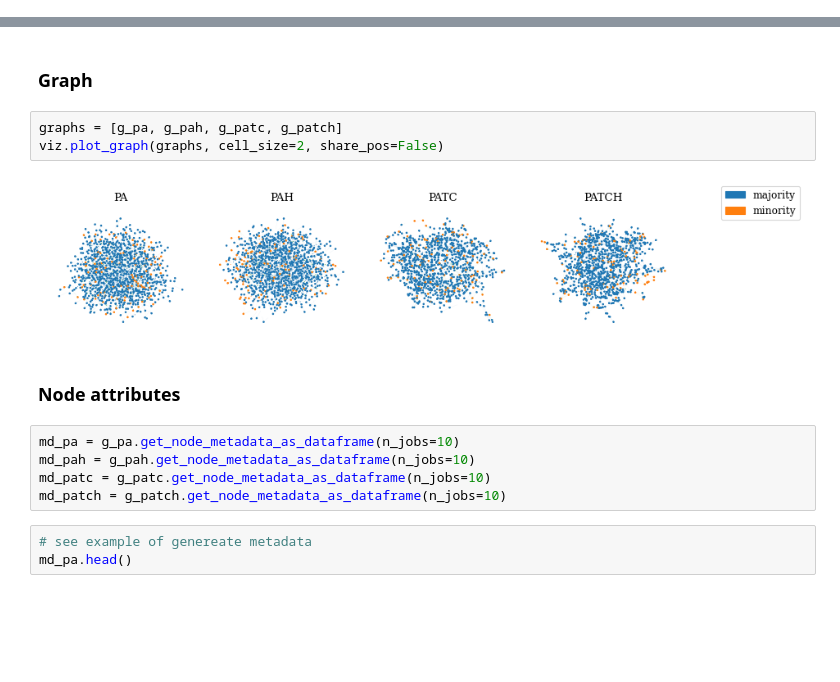
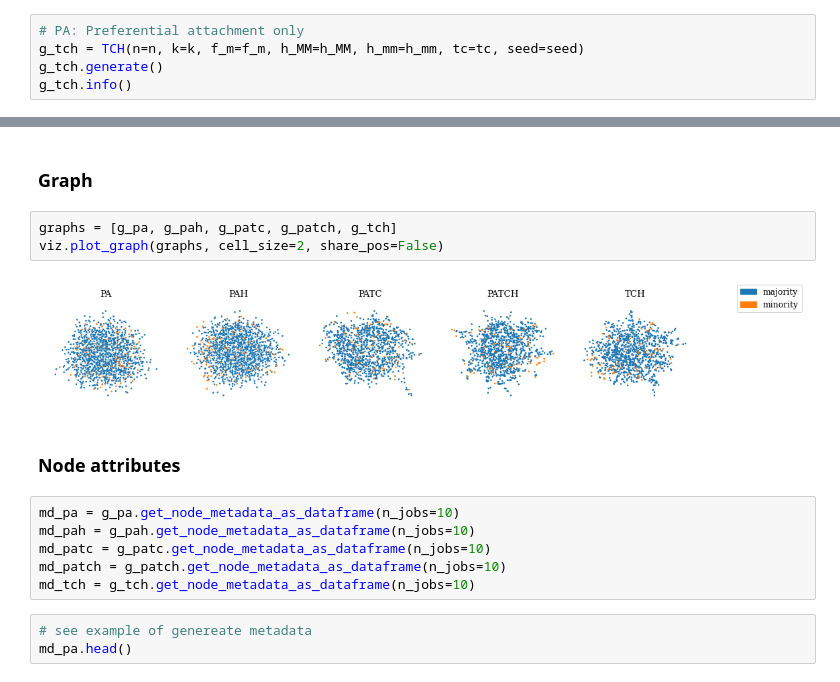
Before and after one commit to CSHVienna/NetworkInequalities, a Jupyter notebook: examples/notebooks/undirected.ipynb, the cells around one changed output, grey strips where cells are left out. Saved outputs shown, nothing was run; the diff lists cells and outputs as text; blank space fills up the shorter version.

```diff
--- a/examples/notebooks/undirected.ipynb
+++ b/examples/notebooks/undirected.ipynb
@@ -116,3 +117,8 @@ seed: 1234
 - Empirical homophily within majority: None
 - Empirical homophily within minority: None
 - Empirical triadic closure: None
+# %%
+# PA: Preferential attachment only
+g_tch = TCH(n=n, k=k, f_m=f_m, h_MM=h_MM, h_mm=h_mm, tc=tc, seed=seed)
+g_tch.generate()
+g_tch.info()
@@ -124,10 +148,10 @@ viz.set_paper_style()
 # %% [markdown]
 ### Graph
 # %%
-graphs = [g_pa, g_pah, g_patc, g_patch]
+graphs = [g_pa, g_pah, g_patc, g_patch, g_tch]
 viz.plot_graph(graphs, cell_size=2, share_pos=False)
 # %% [output]
-[figure, old version]
+[figure, new version]
 # %% [markdown]
 ### Node attributes
 # %%
@@ -135,6 +159,7 @@ md_pa = g_pa.get_node_metadata_as_dataframe(n_jobs=10)
 md_pah = g_pah.get_node_metadata_as_dataframe(n_jobs=10)
 md_patc = g_patc.get_node_metadata_as_dataframe(n_jobs=10)
 md_patch = g_patch.get_node_metadata_as_dataframe(n_jobs=10)
+md_tch = g_tch.get_node_metadata_as_dataframe(n_jobs=10)
 # %%
 # see example of genereate metadata
 md_pa.head()
```
Also changed, not shown: parts of 11 cells of this notebook.
